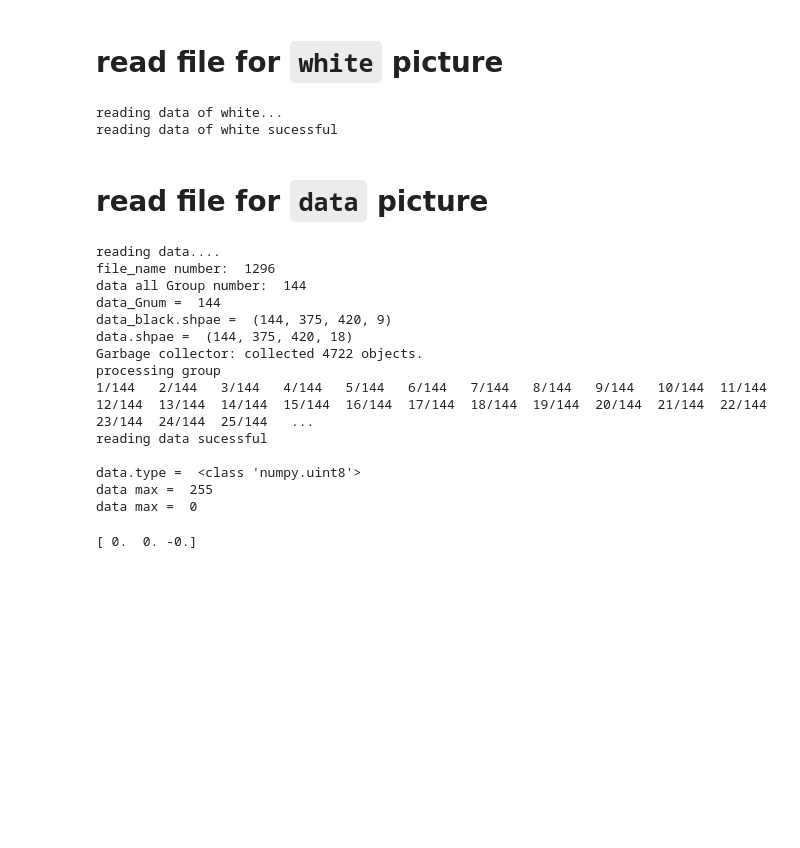
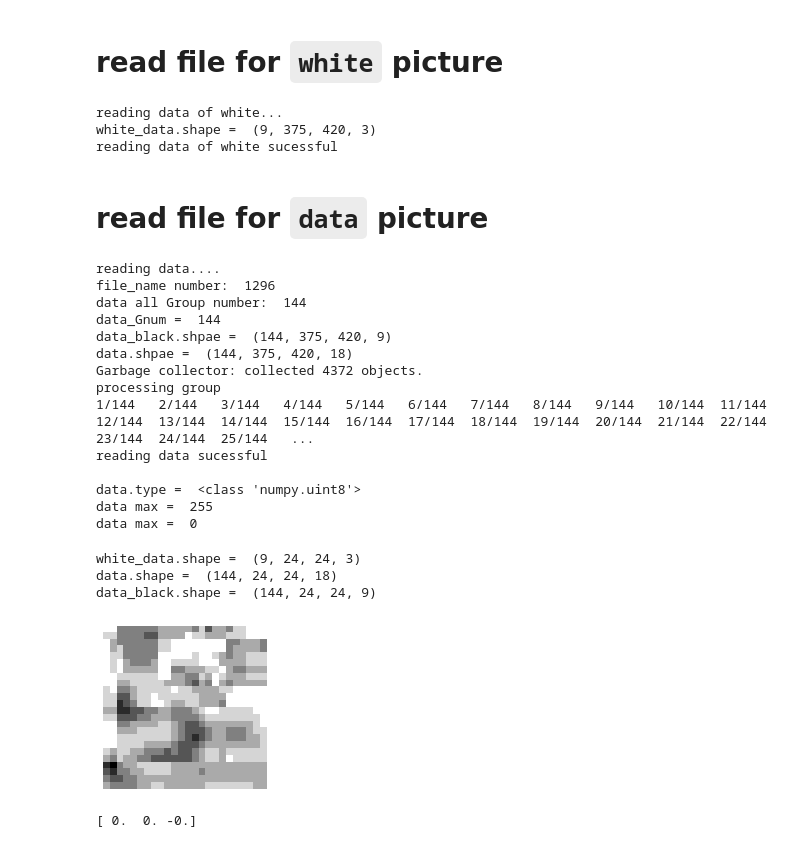
Before and after one commit to Szu-Chi/Spectial_Topic, a Jupyter notebook: 65_Pleurotus_eryngii.ipynb, the cells around one changed output. Saved outputs shown, nothing was run; the diff lists cells and outputs as text; code cells hidden in the pictures; blank space fills up the shorter version.

```diff
--- a/65_Pleurotus_eryngii.ipynb
+++ b/65_Pleurotus_eryngii.ipynb
@@ -36,17 +39,18 @@ plt.axis("off");plt.show()
 # %% [markdown]
 # read file for `white` picture
 # %%
-def read_while_file():
+def read_white_file():
     print("reading data of white...")
     file_path='d:/Special_topic/pleurotus_eryngii/white/*'
     file_name = glob.glob(file_path)
     file_num = len(file_name)
 
-    data = np.zeros((file_num,375,420,3),dtype=np.uint8)
+    white_data = np.zeros((file_num,375,420,3),dtype=np.uint8)
 
     for i in range(file_num):
-        data[i] = (cv2.imread(file_name[i]) * mask )[20:-85,120:-100]
+        white_data[i] = (cv2.imread(file_name[i]) * mask )[20:-85,120:-100]
 
+    print("white_data.shape = ",white_data.shape)
     ## plot image for white data
     # plt.figure(figsize=(10,5))
     # for i in range(file_num):
@@ -57,12 +61,13 @@ def read_while_file():
     # plt.show()
 
     print("reading data of white sucessful\n")
-    return data
+    return white_data
 
 
-white_data = read_while_file()
+white_data = read_white_file()
 # %% [output]
 reading data of white...
+white_data.shape =  (9, 375, 420, 3)
 reading data of white sucessful
 # %% [markdown]
 # read file for `data` picture
@@ -80,7 +85,7 @@ def read_data_file():
         for fname in glob.glob(folder_name+"/*"):
             file_name.append(fname)
             count+=1
-            if(count==9*5):
+            if(count==9*1):
                 pass
                 # break
     print("file_name number: ",len(file_name))
@@ -125,7 +130,7 @@ data all Group number:  144
 data_Gnum =  144
 data_black.shpae =  (144, 375, 420, 9)
 data.shpae =  (144, 375, 420, 18)
-Garbage collector: collected 4722 objects.
+Garbage collector: collected 4372 objects.
 processing group
 1/144   2/144   3/144   4/144   5/144   6/144   7/144   8/144   9/144   10/144  11/144  12/144  13/144  14/144  15/144  16/144  17/144  18/144  19/144  20/144  21/144  22/144  23/144  24/144  25/144   ...
 reading data sucessful
@@ -133,5 +138,26 @@ reading data sucessful
 data.type =  <class 'numpy.uint8'>
 data max =  255
 data max =  0
+# %%
+# Extract a small part of the data (8x8)
+size = 25
+size_d2 = size/2
+size_d2 = int(size_d2)
+white_data = white_data[:,188-size_d2:188+size_d2, 210-size_d2:210+size_d2]
+data = data[:,188-size_d2:188+size_d2, 210-size_d2:210+size_d2]
+data_black = data_black[:,188-size_d2:188+size_d2, 210-size_d2:210+size_d2]
+
+print("white_data.shape = ",white_data.shape)
+print("data.shape = ",data.shape)
+print("data_black.shape = ",data_black.shape)
+
+plt.figure(figsize=(3,3))
+plt.imshow(data[0][:, :, 0],plt.cm.gray)
+plt.axis("off");plt.show()
+# %% [output]
+white_data.shape =  (9, 24, 24, 3)
+data.shape =  (144, 24, 24, 18)
+data_black.shape =  (144, 24, 24, 9)
+[figure, added]
 # %%
 # solve div0 question
```
Also changed, not shown: parts of 27 cells of this notebook, 6 other files.
